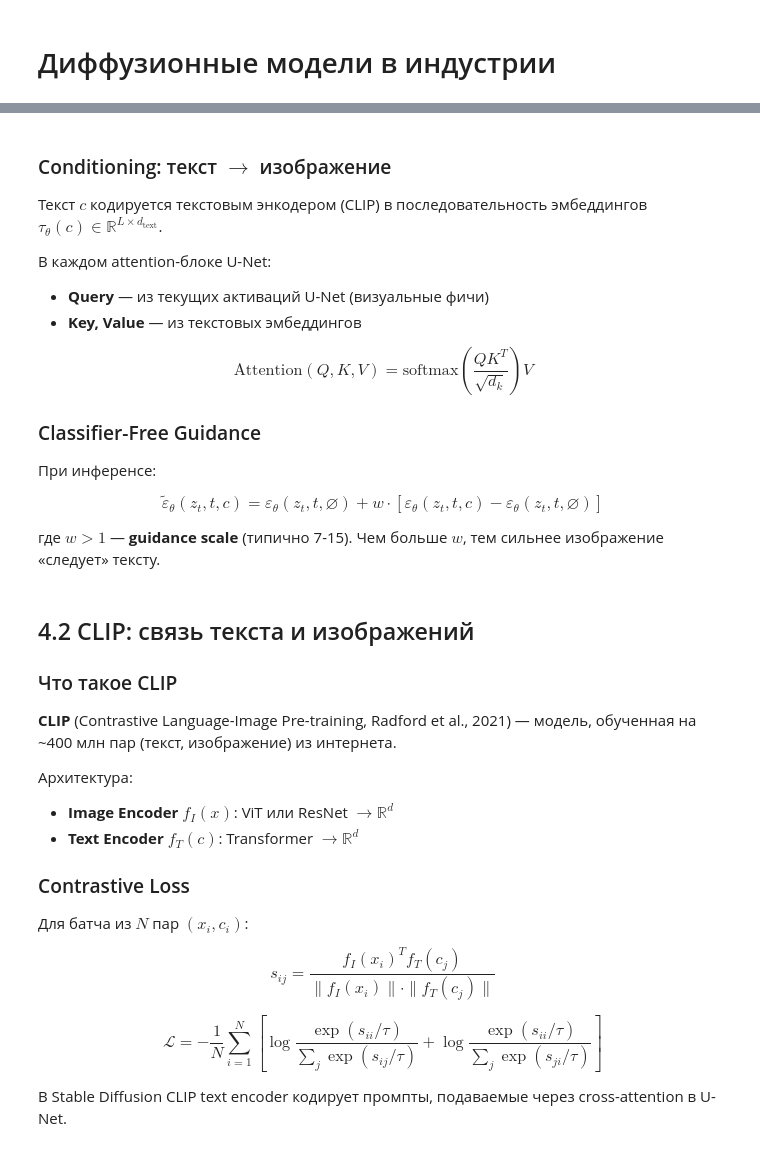
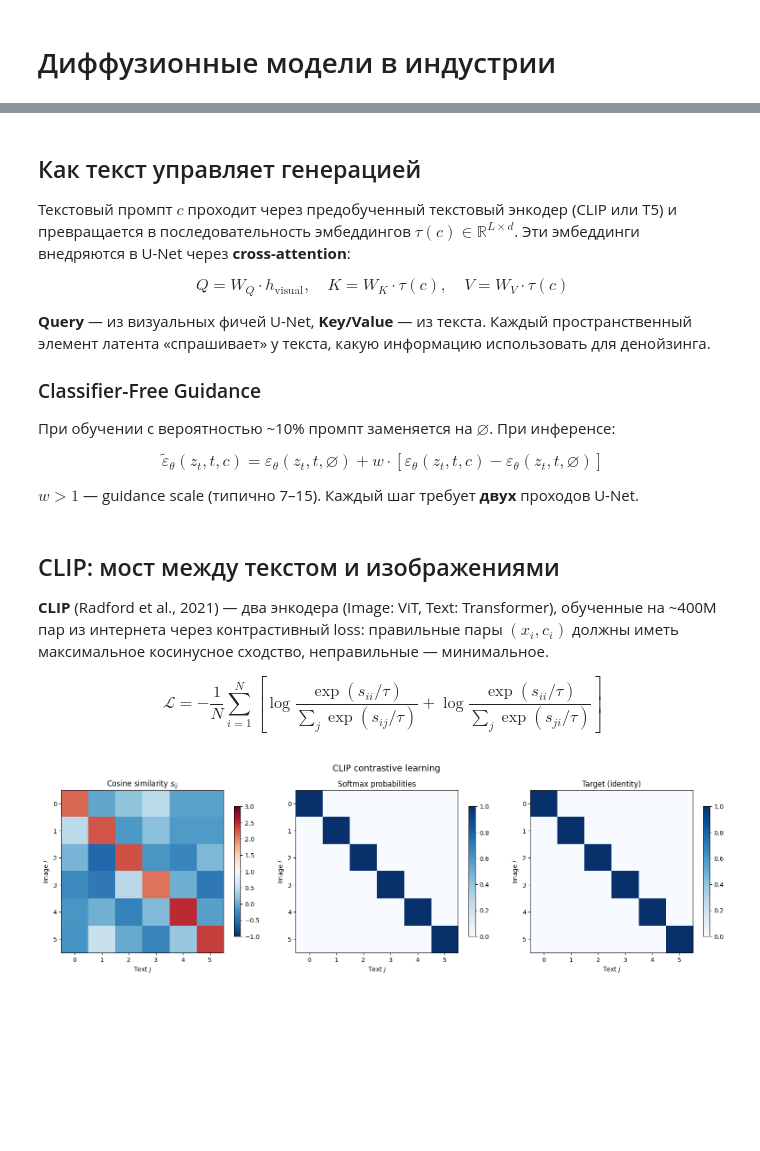
Before and after one commit to Dont4rootMe/simulative-GAN_lectures, a Jupyter notebook: diffusion.ipynb, the cells around one changed output, grey strips where cells are left out. Saved outputs shown, nothing was run; the diff lists cells and outputs as text; code cells hidden in the pictures; blank space fills up the shorter version.

```diff
--- a/diffusion.ipynb
+++ b/diffusion.ipynb
@@ -1055,18 +1061,16 @@ plt.show()
 # %% [markdown]
-### Conditioning: текст $\to$ изображение
+## Как текст управляет генерацией
 
-Текст $c$ кодируется текстовым энкодером (CLIP) в последовательность эмбеддингов $\tau_\theta(c) \in \mathbb{R}^{L \times d_{\text{text}}}$.
+Текстовый промпт $c$ проходит через предобученный текстовый энкодер (CLIP или T5) и превращается в последовательность эмбеддингов $\tau(c) \in \mathbb{R}^{L \times d}$. Эти эмбеддинги внедряются в U-Net через **cross-attention**:
 
-В каждом attention-блоке U-Net:
-- **Query** — из текущих активаций U-Net (визуальные фичи)
-- **Key, Value** — из текстовых эмбеддингов
+$$Q = W_Q \cdot h_{\text{visual}}, \quad K = W_K \cdot \tau(c), \quad V = W_V \cdot \tau(c)$$
 
-$$\text{Attention}(Q, K, V) = \text{softmax}\!\left(\frac{QK^T}{\sqrt{d_k}}\right) V$$
+**Query** — из визуальных фичей U-Net, **Key/Value** — из текста. Каждый пространственный элемент латента «спрашивает» у текста, какую информацию использовать для денойзинга.
 
 ### Classifier-Free Guidance
 
-При инференсе:
+При обучении с вероятностью ~10% промпт заменяется на $\varnothing$. При инференсе:
 
 $$\tilde\varepsilon_\theta(z_t, t, c) = \varepsilon_\theta(z_t, t, \varnothing) + w \cdot \left[\varepsilon_\theta(z_t, t, c) - \varepsilon_\theta(z_t, t, \varnothing)\right]$$
 
-где $w > 1$ — **guidance scale** (типично 7-15). Чем больше $w$, тем сильнее изображение «следует» тексту.
+$w > 1$ — guidance scale (типично 7–15). Каждый шаг требует **двух** проходов U-Net.
@@ -1108,65 +1077,44 @@ plt.tight_layout(); plt.show()
 # %% [markdown]
-## 4.2 CLIP: связь текста и изображений
+## CLIP: мост между текстом и изображениями
 
-### Что такое CLIP
-
-**CLIP** (Contrastive Language-Image Pre-training, Radford et al., 2021) — модель, обученная на ~400 млн пар (текст, изображение) из интернета.
-
-Архитектура:
-- **Image Encoder** $f_I(x)$: ViT или ResNet $\to \mathbb{R}^d$
-- **Text Encoder** $f_T(c)$: Transformer $\to \mathbb{R}^d$
-
-### Contrastive Loss
-
-Для батча из $N$ пар $(x_i, c_i)$:
-
-$$s_{ij} = \frac{f_I(x_i)^T f_T(c_j)}{\|f_I(x_i)\| \cdot \|f_T(c_j)\|}$$
+**CLIP** (Radford et al., 2021) — два энкодера (Image: ViT, Text: Transformer), обученные на ~400M пар из интернета через контрастивный loss: правильные пары $(x_i, c_i)$ должны иметь максимальное косинусное сходство, неправильные — минимальное.
 
 $$\mathcal{L} = -\frac{1}{N}\sum_{i=1}^{N}\left[\log\frac{\exp(s_{ii}/\tau)}{\sum_j \exp(s_{ij}/\tau)} + \log\frac{\exp(s_{ii}/\tau)}{\sum_j \exp(s_{ji}/\tau)}\right]$$
-
-В Stable Diffusion CLIP text encoder кодирует промпты, подаваемые через cross-attention в U-Net.
 # %%
-# === Иллюстрация контрастивного обучения CLIP ===
 import numpy as np
 import matplotlib.pyplot as plt
 
 np.random.seed(42)
-N = 6  # batch size
+N = 6
 
-# Simulate similarity matrix
 similarity = np.random.randn(N, N) * 0.3
-# Make diagonal (matching pairs) high
 for i in range(N):
     similarity[i, i] = 2.0 + np.random.rand() * 0.5
 
-# Apply softmax temperature
 tau = 0.07
 exp_sim = np.exp(similarity / tau)
 probs = exp_sim / exp_sim.sum(axis=1, keepdims=True)
 
 fig, axes = plt.subplots(1, 3, figsize=(16, 4.5))
 
-# Raw similarities
 im0 = axes[0].imshow(similarity, cmap='RdBu_r', vmin=-1, vmax=3)
 axes[0].set_title('Cosine similarity $s_{ij}$', fontsize=12)
-axes[0].set_xlabel('Text'); axes[0].set_ylabel('Image')
+axes[0].set_xlabel('Text $j$'); axes[0].set_ylabel('Image $i$')
 plt.colorbar(im0, ax=axes[0], shrink=0.8)
 
-# Softmax probabilities
 im1 = axes[1].imshow(probs, cmap='Blues', vmin=0, vmax=1)
-axes[1].set_title('After softmax (row-wise)', fontsize=12)
-axes[1].set_xlabel('Text'); axes[1].set_ylabel('Image')
+axes[1].set_title('Softmax probabilities', fontsize=12)
+axes[1].set_xlabel('Text $j$'); axes[1].set_ylabel('Image $i$')
 plt.colorbar(im1, ax=axes[1], shrink=0.8)
 
-# Target: identity matrix
-target = np.eye(N)
-im2 = axes[2].imshow(target, cmap='Blues', vmin=0, vmax=1)
-axes[2].set_title('Target: matching pairs', fontsize=12)
-axes[2].set_xlabel('Text'); axes[2].set_ylabel('Image')
+im2 = axes[2].imshow(np.eye(N), cmap='Blues', vmin=0, vmax=1)
+axes[2].set_title('Target (identity)', fontsize=12)
+axes[2].set_xlabel('Text $j$'); axes[2].set_ylabel('Image $i$')
 plt.colorbar(im2, ax=axes[2], shrink=0.8)
 
 for ax in axes:
     ax.set_xticks(range(N)); ax.set_yticks(range(N))
-
-plt.suptitle('CLIP: contrastive learning on (image, text) pairs', fontsize=14, y=1.02)
+plt.suptitle('CLIP contrastive learning', fontsize=14, y=1.02)
 plt.tight_layout(); plt.show()
+# %% [output]
+[figure, added]
```
Also changed, not shown: parts of 25 cells of this notebook, 1 other file.
